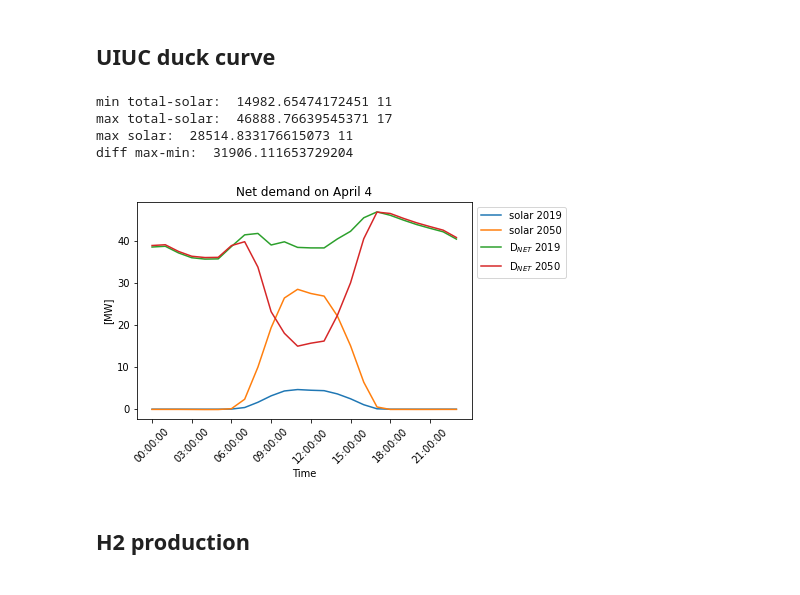
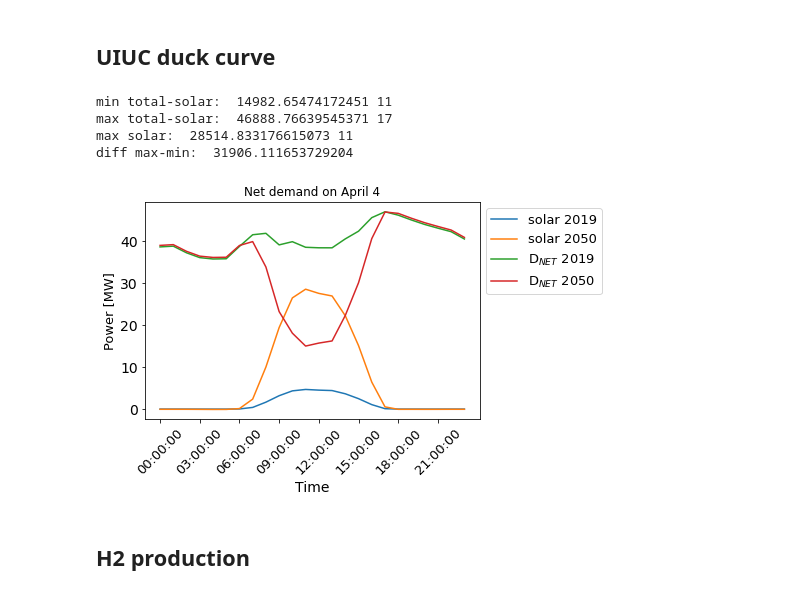
Before and after one commit to robfairh/pride, a Jupyter notebook: duck-curve/duck-curve.ipynb, the cells around one changed output. Saved outputs shown, nothing was run; the diff lists cells and outputs as text; code cells hidden in the pictures.

```diff
--- a/duck-curve/duck-curve.ipynb
+++ b/duck-curve/duck-curve.ipynb
@@ -43,17 +43,19 @@ def get_prediction(syear, stime, elec, fut, plotflag, title, name=0):
     ytf = lin.predict(future)
 
     if plotflag == True:
-        plt.figure()
+        fig, ax = plt.subplots()
         plt.plot(stime, elec, label='data', marker='*', markersize=4)
         plt.plot(sstime, pt, label='regression', marker='o', markersize=5)
         plt.plot(future, ytf, label='prediction', marker='v', markersize=4)
-        plt.legend(loc='upper left', fontsize=14)
+        plt.legend(loc='best', fontsize=14)
         plt.xticks(fontsize=14)
         plt.yticks(fontsize=14)
         plt.xlabel('year', fontsize=14)
         plt.ylabel('Million [kWh]', fontsize=14)
         plt.title(title+' electricity net generation.')
-        # plt.savefig("figures/"+name, dpi=300, bbox_inches="tight")
+        ax.ticklabel_format(style='sci', scilimits=(0,4))
+        ax.yaxis.get_offset_text().set_fontsize(14)
+        plt.savefig("figures/"+name, dpi=300, bbox_inches="tight", facecolor='w')
         plt.show()
         plt.close()
     return future, ytf
@@ -193,39 +195,41 @@ valtot = np.array(totalh[s:e+1])
 A = np.zeros((len(valtot), len(valsol)))
 for i in range(A.shape[0]):
     A[i, 4*i:4*(i+1)] = 0.25*np.ones(4)
 nvalsol = A @ np.array(valsol)
 
 timep = [str(datetime.fromisoformat(timed[i]).time()) for i in range(len(timed))]
 
 plt.plot(timep, nvalsol/1e3, label='solar 2019')
 nnvalsol = ussg*nvalsol
 plt.plot(timep, nnvalsol/1e3, label='solar 2050')
 
 totmsol = valtot-nvalsol
 plt.plot(timep, totmsol/1e3, label='D$_{NET}$ 2019')
 nvaltot = ustg*valtot
 ntotmsol = nvaltot-nnvalsol
 plt.plot(timep, ntotmsol/1e3, label='D$_{NET}$ 2050')
 
-plt.xticks(np.arange(0, 24, step=3), rotation=45)
-plt.xlabel('Time')
-plt.ylabel('[MW]')
-plt.legend(loc="upper left", bbox_to_anchor=(1.0, 1.0))
+plt.xticks(np.arange(0, 24, step=3), rotation=45, fontsize=13)
+plt.yticks(fontsize=14)
+
+plt.xlabel('Time', fontsize=14)
+plt.ylabel('Power [MW]', fontsize=13)
+plt.legend(loc="upper left", bbox_to_anchor=(1.0, 1.0), fontsize=13)
 # plt.legend(loc="best", fontsize=14)
 plt.title("Net demand on April 4", color="black")
 
-plt.savefig("figures/uiuc-duck", dpi=300, bbox_inches="tight")
+plt.savefig("figures/uiuc-duck", dpi=300, bbox_inches="tight", facecolor='w')
 
 print('min total-solar: ', np.min(ntotmsol), ntotmsol.tolist().index(np.min(ntotmsol)))
 print('max total-solar: ', np.max(ntotmsol), ntotmsol.tolist().index(np.max(ntotmsol)))
 print('max solar: ', np.max(nnvalsol), nnvalsol.tolist().index(np.max(nnvalsol)))
 print('diff max-min: ', (np.max(ntotmsol)-np.min(ntotmsol)))
 # %% [output]
 min total-solar:  14982.65474172451 11
 max total-solar:  46888.76639545371 17
 max solar:  28514.833176615073 11
 diff max-min:  31906.111653729204
-[figure, old version]
+[figure, new version]
 # %% [markdown]
 ## H2 production
 # %%
```
Also changed, not shown: parts of 3 cells of this notebook, 14 other files.
